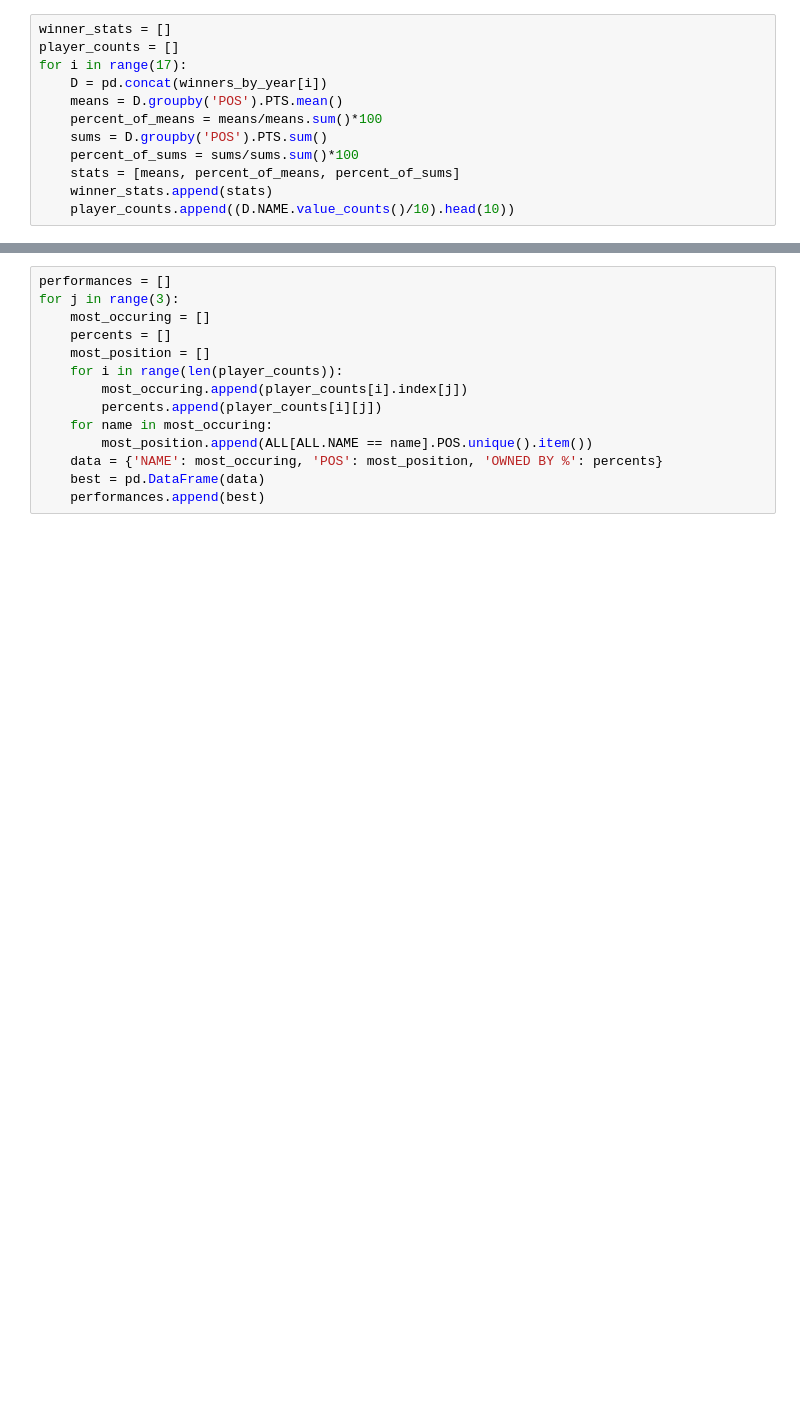
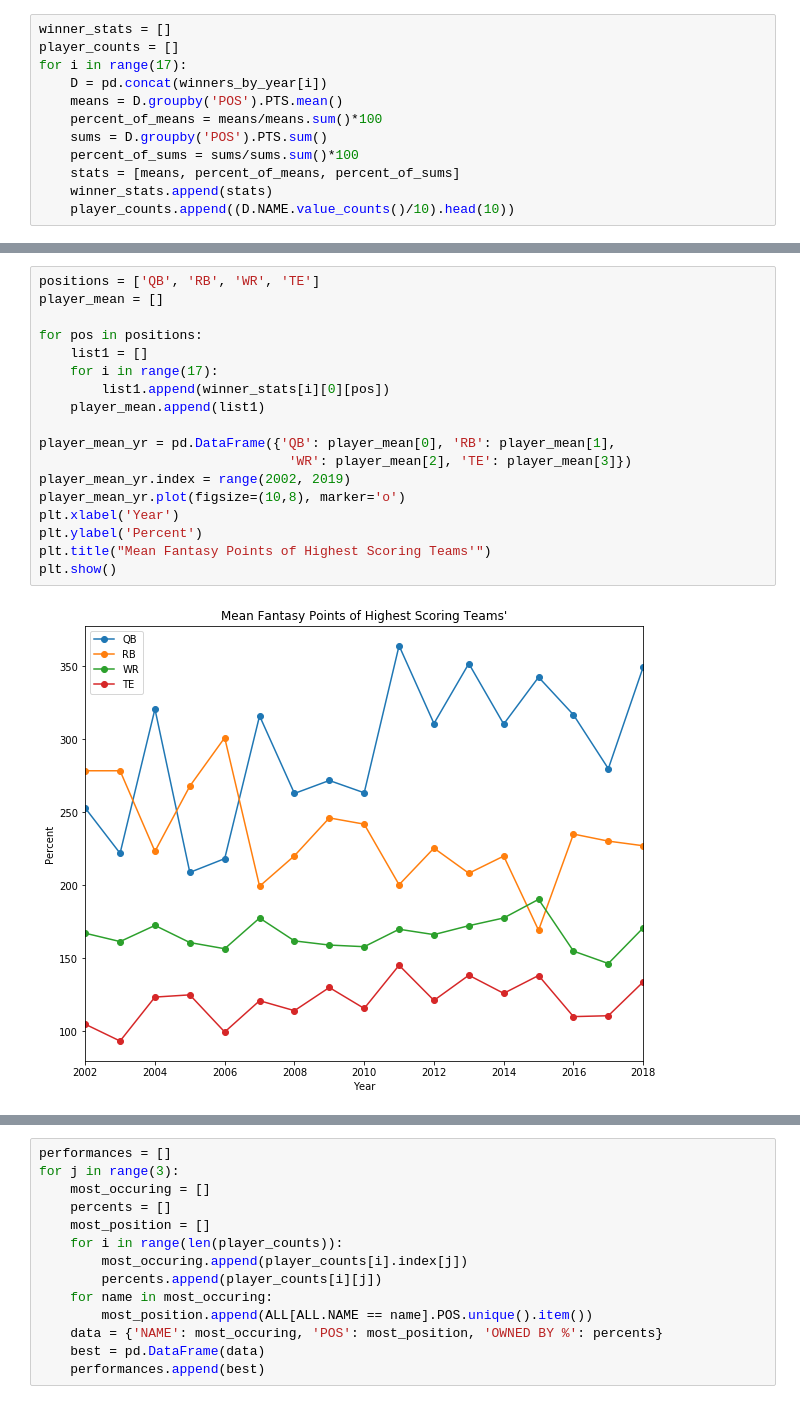
Before and after one commit to jlwalsh13/Capstone_1, a Jupyter notebook: ff_draft_sim.ipynb, the cells around one changed output, grey strips where cells are left out. Cells and saved outputs as stored; diff of their text form; blank space fills up the shorter version.

```diff
--- a/ff_draft_sim.ipynb
+++ b/ff_draft_sim.ipynb
@@ -431,3 +463,23 @@ plt.show()
+# %%
+positions = ['QB', 'RB', 'WR', 'TE']
+player_mean = []
+
+for pos in positions:
+    list1 = []
+    for i in range(17):
+        list1.append(winner_stats[i][0][pos])
+    player_mean.append(list1)
+
+player_mean_yr = pd.DataFrame({'QB': player_mean[0], 'RB': player_mean[1],
+                                'WR': player_mean[2], 'TE': player_mean[3]})
+player_mean_yr.index = range(2002, 2019)
+player_mean_yr.plot(figsize=(10,8), marker='o')
+plt.xlabel('Year')
+plt.ylabel('Percent')
+plt.title("Mean Fantasy Points of Highest Scoring Teams'")
+plt.show()
+# %% [output]
+[figure, added]
 # %%
 player_counts[7]
 # %% [output]
```
Also changed, not shown: parts of 14 cells of this notebook, 1 other file.
